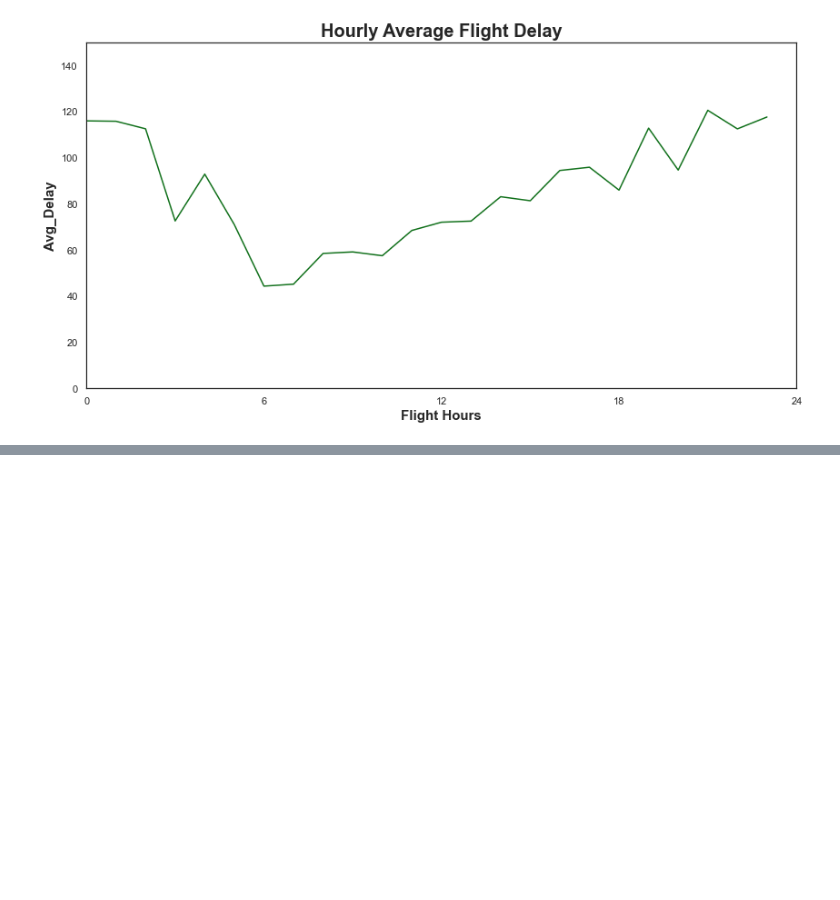
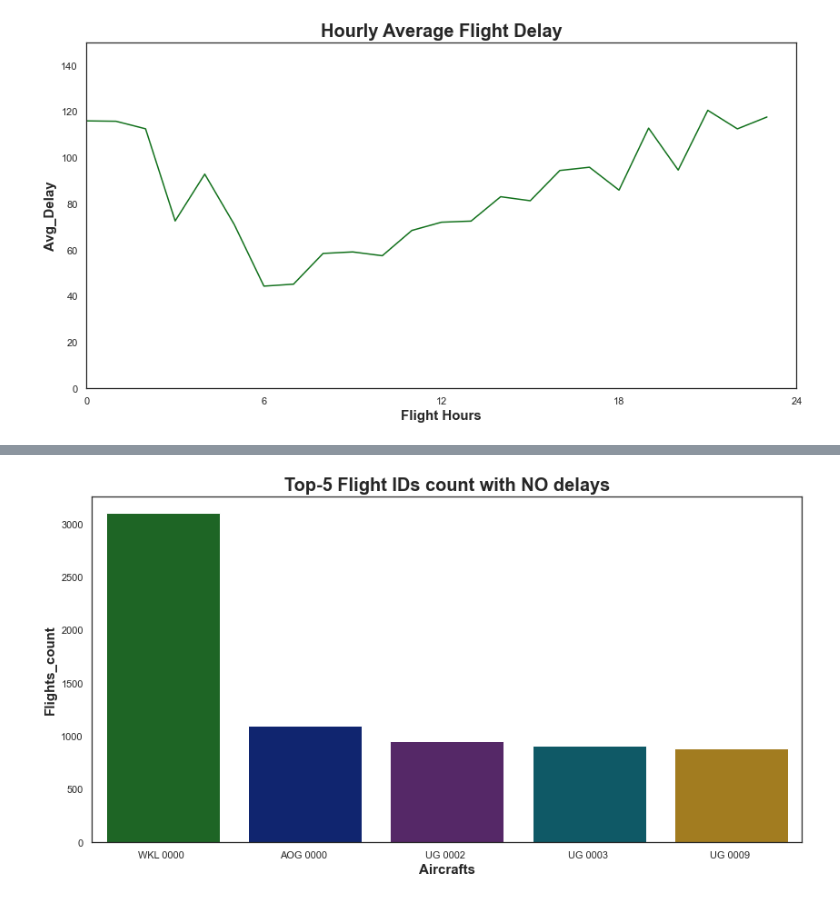
Before and after one commit to SabeehRaza-DS/flight_delay_prediction, a Jupyter notebook: 01-EDA-Flight_delay_visualization.ipynb, the cells around one changed output, grey strips where cells are left out. Saved outputs shown, nothing was run; the diff lists cells and outputs as text; code cells hidden in the pictures; blank space fills up the shorter version.

```diff
--- a/01-EDA-Flight_delay_visualization.ipynb
+++ b/01-EDA-Flight_delay_visualization.ipynb
@@ -489,0 +595,5 @@ plt.ylim(0, 150);
+# %%
+# Top 5 flight IDs with NO delays
+
+df_aircraft_1 = df_no_delay.FLTID.value_counts().reset_index(name='count').head()
+df_aircraft_1
@@ -489,0 +607,17 @@ plt.ylim(0, 150);
+# %%
+# Top 5 flight IDs with NO delays
+
+# palette=['g', 'b', 'm', 'c', 'y']
+
+sns.set_theme(style='white')
+sns.set_color_codes("dark")
+
+plt.subplots(figsize=(14,7))
+
+plot = sns.barplot(x='index', y='count', data=df_aircraft_1, ci=None, palette=['g', 'b', 'm', 'c', 'y'])
+
+plt.xlabel('Aircrafts', size=15, weight='bold')
+plt.ylabel('Flights_count', size=15, weight='bold')
+plt.title('Top-5 Flight IDs count with NO delays', size=20, weight='bold');
+# %% [output]
+[figure, added]
```
Also changed, not shown: parts of 39 cells of this notebook, 2 other files.
